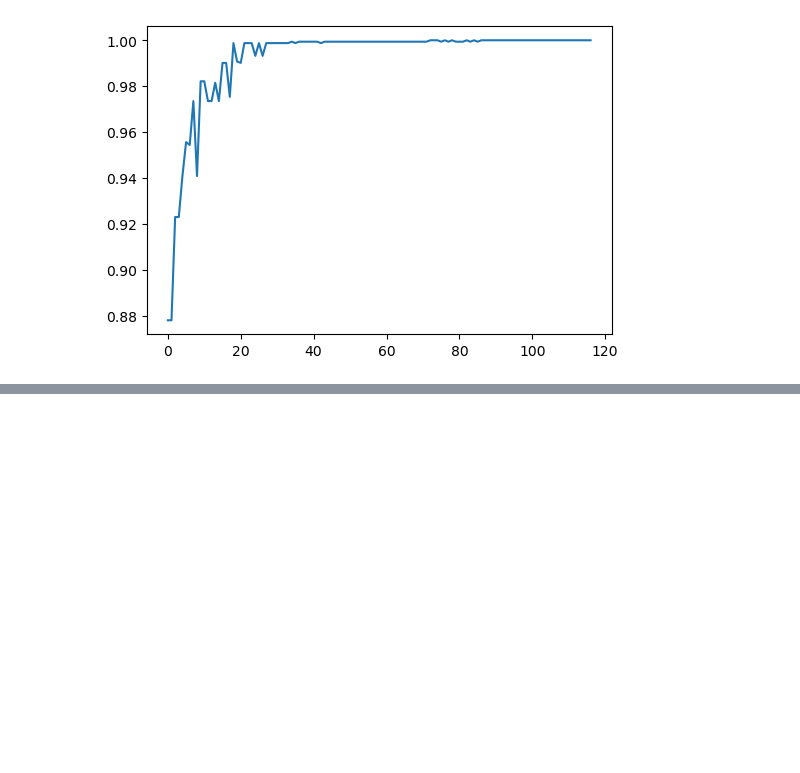
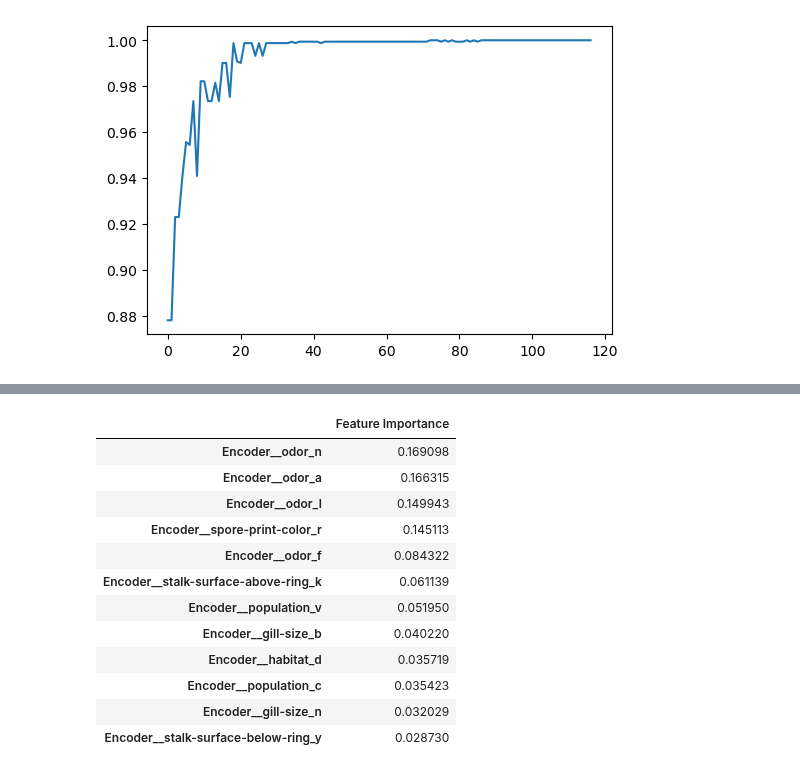
Before and after one commit to Shailya777/Learning-Logs, a Jupyter notebook: Machine_Learning/08_Bagging_and_Boosting/05_Practice_Project2(Mushrooms Data).ipynb, the cells around one changed output, grey strips where cells are left out. Saved outputs shown, nothing was run; the diff lists cells and outputs as text; code cells hidden in the pictures; blank space fills up the shorter version.

```diff
--- a/Machine_Learning/08_Bagging_and_Boosting/05_Practice_Project2(Mushrooms Data).ipynb
+++ b/Machine_Learning/08_Bagging_and_Boosting/05_Practice_Project2(Mushrooms Data).ipynb
@@ -341,0 +381,16 @@ plt.show()
+# %%
+feature_imp[feature_imp['Feature Importance'] > 0]
+# %% [output]
+|  | Feature Importance |
+| Encoder__odor_n | 0.169098 |
+| Encoder__odor_a | 0.166315 |
+| Encoder__odor_l | 0.149943 |
+| Encoder__spore-print-color_r | 0.145113 |
+| Encoder__odor_f | 0.084322 |
+| Encoder__stalk-surface-above-ring_k | 0.061139 |
+| Encoder__population_v | 0.051950 |
+| Encoder__gill-size_b | 0.040220 |
+| Encoder__habitat_d | 0.035719 |
+| Encoder__population_c | 0.035423 |
+| Encoder__gill-size_n | 0.032029 |
+| Encoder__stalk-surface-below-ring_y | 0.028730 |
```
Also changed, not shown: parts of 6 cells of this notebook.
